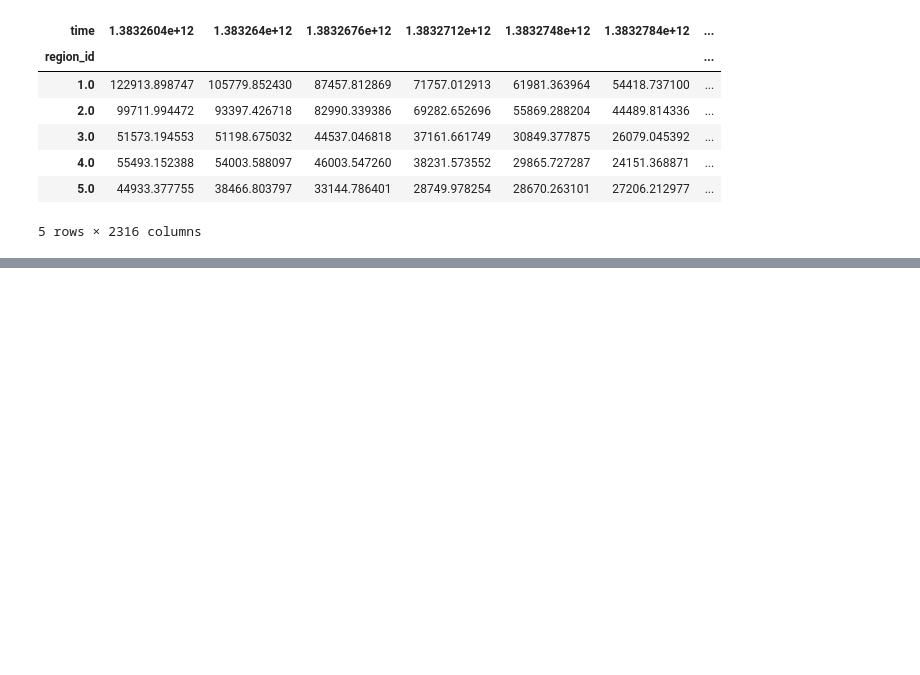
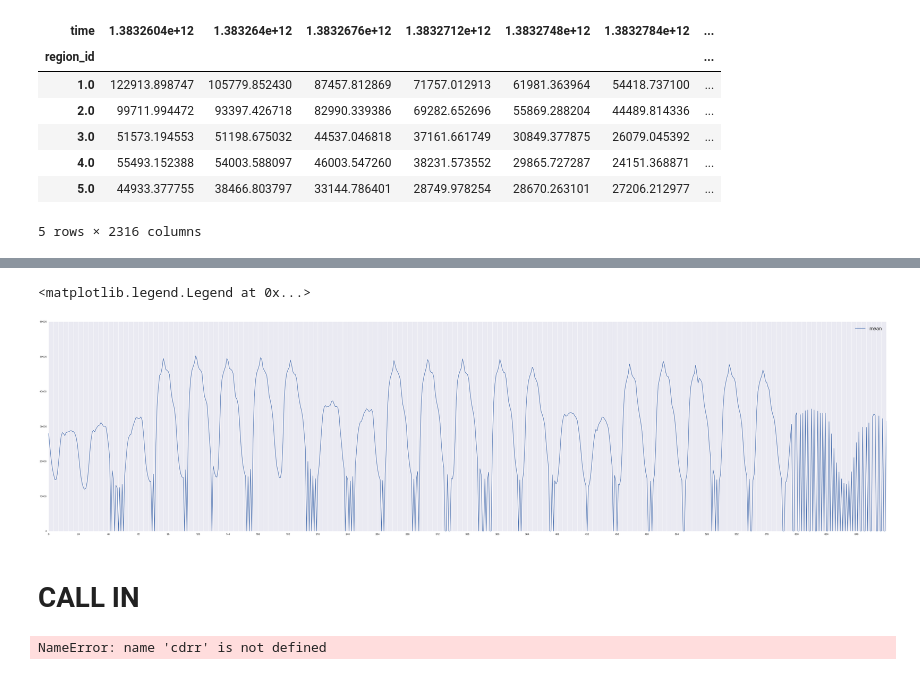
Before and after one commit to uwescience/DSSG2016-SensingTheCensus, a Jupyter notebook: src/notebooks/2016-07-27_Time-Series-Clustering.ipynb, the cells around one changed output, grey strips where cells are left out. Cells and saved outputs as stored; diff of their text form; code cells hidden in the pictures; blank space fills up the shorter version.

```diff
--- a/src/notebooks/2016-07-27_Time-Series-Clustering.ipynb
+++ b/src/notebooks/2016-07-27_Time-Series-Clustering.ipynb
@@ -61,0 +156,3 @@ xpp.index = xpp.index + 1
+# %%
+m = pd.DataFrame(mean)
+m.index = range(0,2316)
@@ -61,0 +180,23 @@ xpp.index = xpp.index + 1
+# %%
+x_range = 24*28
+
+fig = plt.figure(figsize=(60,15))
+ax = fig.add_subplot(1,1,1)
+major_ticks = np.arange(0, x_range, 24)
+minor_ticks = np.arange(0, x_range, 4)
+ax.set_xticks(major_ticks)
+ax.set_xticks(minor_ticks, minor=True)
+
+
+# and a corresponding grid
+
+ax.grid(which='both')
+
+ax.axis([0, x_range , 0, 60000])
+
+ax.plot(m, label="mean")
+
+ax.legend(prop={'size':20})
+# %% [output]
+<matplotlib.legend.Legend at 0x...>
+[figure, added]
@@ -62 +205,7 @@ xpp.index = xpp.index + 1
+# %% [markdown]
+# CALL IN
+# %%
+cdrr
+# %% [output]
+NameError: name 'cdrr' is not defined
 # %%
```
Also changed, not shown: parts of 24 cells of this notebook, 6 other files.
